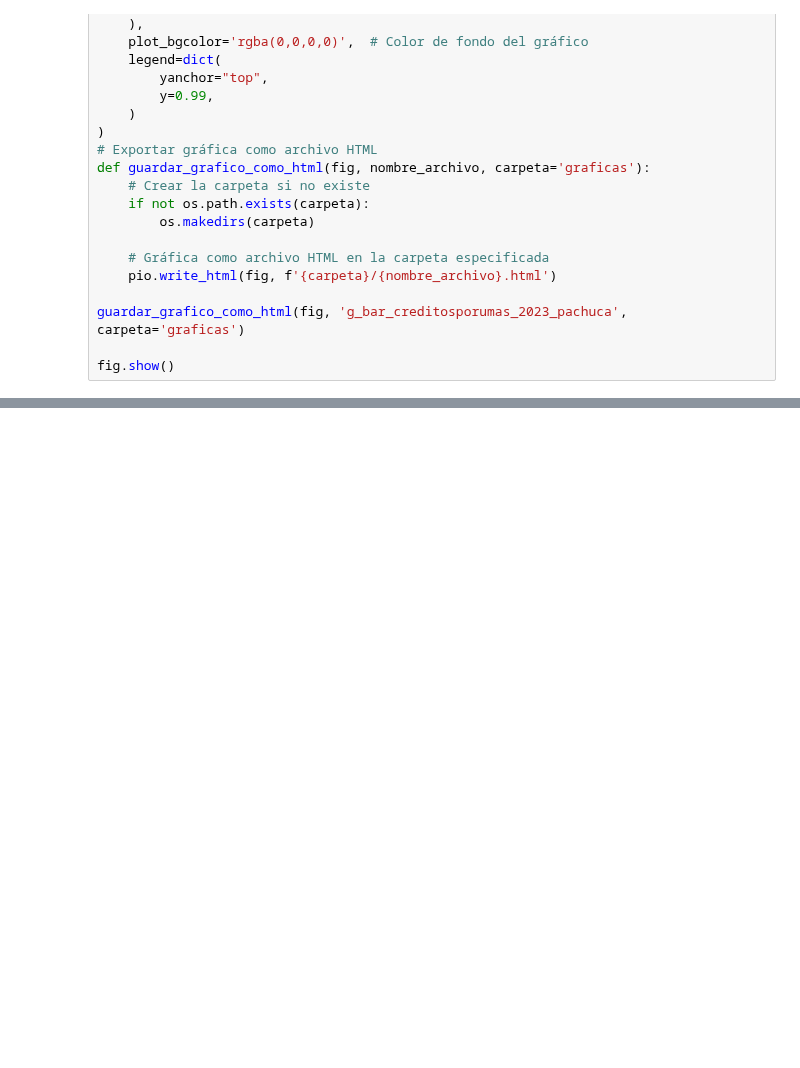
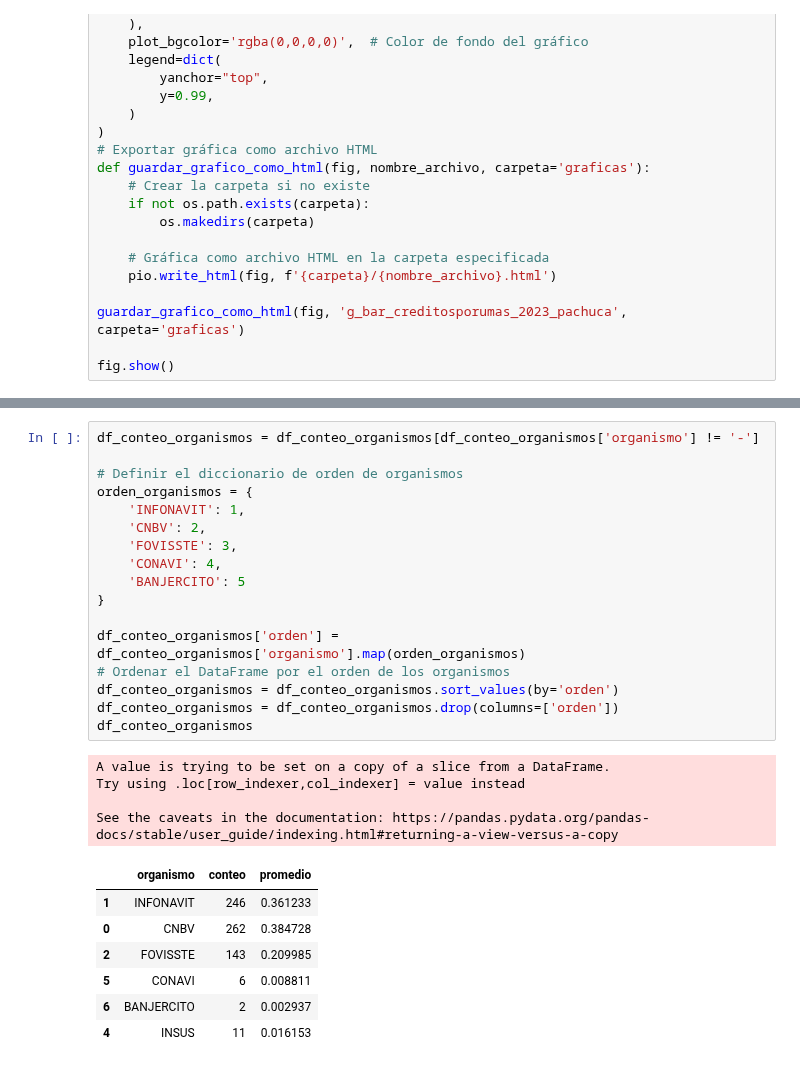
Before and after one commit to MiguelDWT4toCreativo/Datalpine, a Jupyter notebook: resources/jupyter/creditos_distribucion.ipynb, the cells around one changed output, grey strips where cells are left out. Saved outputs shown, nothing was run; the diff lists cells and outputs as text; blank space fills up the shorter version.

```diff
--- a/resources/jupyter/creditos_distribucion.ipynb
+++ b/resources/jupyter/creditos_distribucion.ipynb
@@ -1159,0 +1439,29 @@ fig.show()
+# %%
+df_conteo_organismos = df_conteo_organismos[df_conteo_organismos['organismo'] != '-']
+
+# Definir el diccionario de orden de organismos
+orden_organismos = {
+    'INFONAVIT': 1,
+    'CNBV': 2,
+    'FOVISSTE': 3,
+    'CONAVI': 4,
+    'BANJERCITO': 5
+}
+
+df_conteo_organismos['orden'] = df_conteo_organismos['organismo'].map(orden_organismos)
+# Ordenar el DataFrame por el orden de los organismos
+df_conteo_organismos = df_conteo_organismos.sort_values(by='orden')
+df_conteo_organismos = df_conteo_organismos.drop(columns=['orden'])
+df_conteo_organismos
+# %% [output]
+A value is trying to be set on a copy of a slice from a DataFrame.
+Try using .loc[row_indexer,col_indexer] = value instead
+
+See the caveats in the documentation: https://pandas.pydata.org/pandas-docs/stable/user_guide/indexing.html#returning-a-view-versus-a-copy
+|  | organismo | conteo | promedio |
+| 1 | INFONAVIT | 246 | 0.361233 |
+| 0 | CNBV | 262 | 0.384728 |
+| 2 | FOVISSTE | 143 | 0.209985 |
+| 5 | CONAVI | 6 | 0.008811 |
+| 6 | BANJERCITO | 2 | 0.002937 |
+| 4 | INSUS | 11 | 0.016153 |
```
Also changed, not shown: parts of 14 cells of this notebook, 4 other files.
